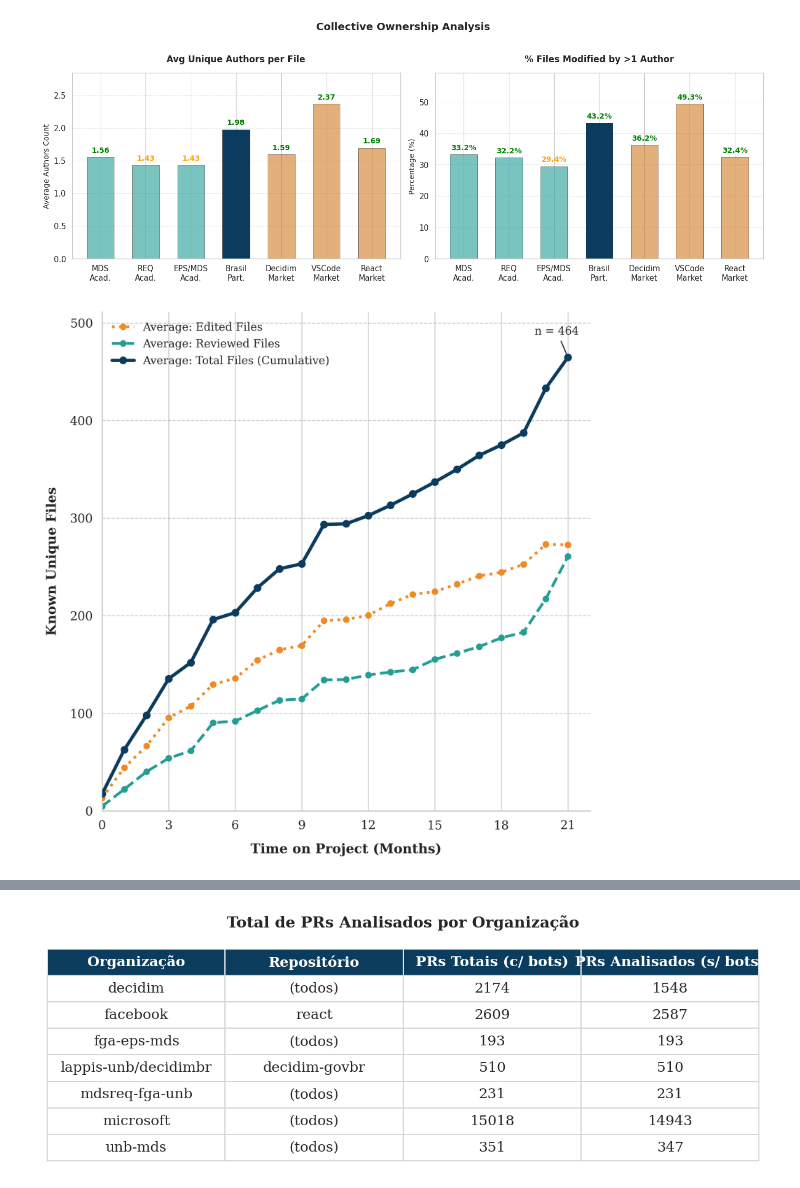
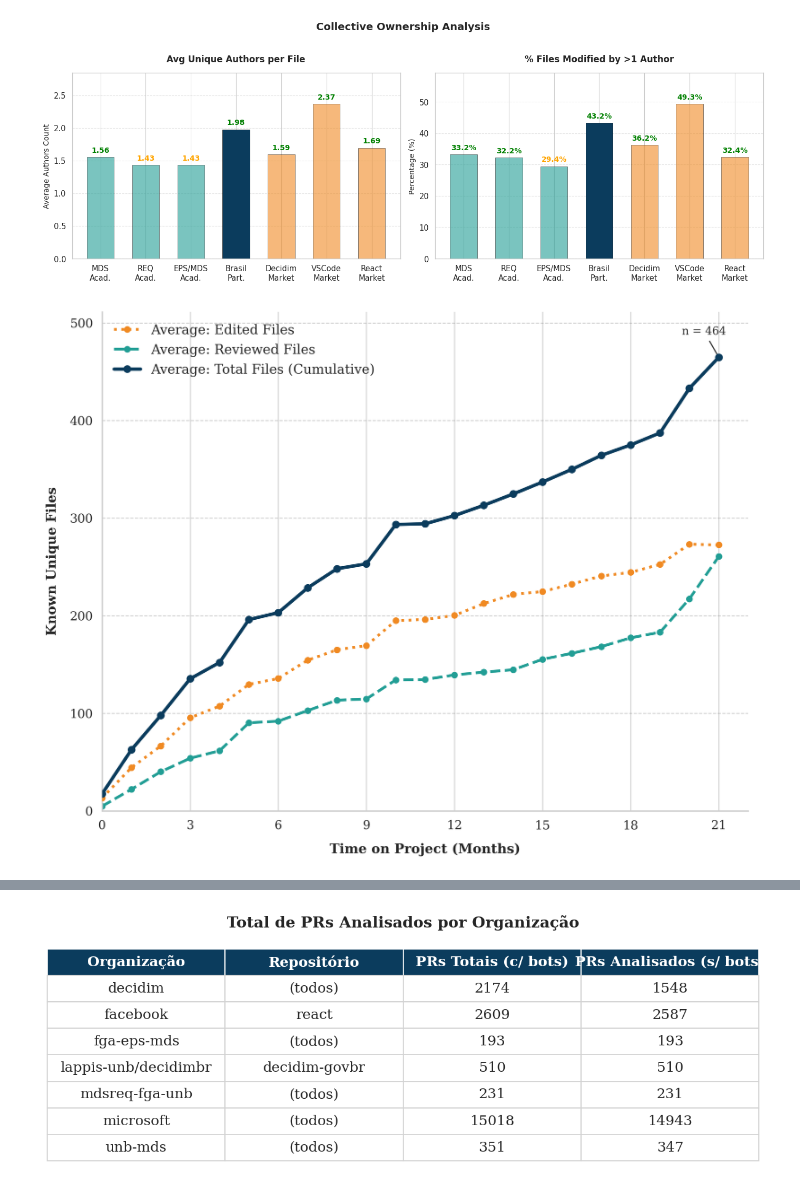
Before and after one commit to lablivre-unb/EbL_Over_PbL, a Jupyter notebook: metrics/notebooks/prs_viz_bp_paper.ipynb, the cells around one changed output, grey strips where cells are left out. Drawn from its saved outputs; the diff is of its cells as text; code cells hidden in the pictures.

```diff
--- a/metrics/notebooks/prs_viz_bp_paper.ipynb
+++ b/metrics/notebooks/prs_viz_bp_paper.ipynb
@@ -1191,7 +1191,7 @@ plt.rcParams.update({
     'savefig.bbox': 'tight'
 })
 
-fig, ax = plt.subplots(figsize=(7.2, 7.2), facecolor='white')
+fig, ax = plt.subplots(figsize=(9.2, 7.2), facecolor='white')
 
 ax.spines['top'].set_visible(False)
 ax.spines['right'].set_visible(False)
@@ -1233,35 +1233,35 @@ ax.plot(
     label='Average: Total Files (Cumulative)',
     zorder=4
 )
 
 ax.grid(axis='y', linestyle='--', alpha=0.4, color='gray', zorder=0)
 ax.set_axisbelow(True)
 
 ax.set_xlabel('Time on Project (Months)', fontweight='bold', labelpad=10)
 ax.set_ylabel('Known Unique Files', fontweight='bold', labelpad=10)
 
 ax.xaxis.set_major_locator(ticker.MultipleLocator(3))
-ax.legend(loc='upper left', frameon=False)
+ax.legend(loc='upper left', frameon=False, fontsize=12)
 
 ax.set_xlim(0, results_corrected['tenure_month'].max() + 1)
 ax.set_ylim(0, results_corrected['mean_total'].max() * 1.1)
 
 last_month = results_corrected['tenure_month'].iloc[-1]
 last_total = results_corrected['mean_total'].iloc[-1]
 ax.annotate(
     f'n = {int(last_total)}',
     xy=(last_month, last_total),
     xytext=(last_month - 0.5, last_total + (results_corrected['mean_total'].max() * 0.05)),
     fontsize=10,
     color=color_total,
     ha='center',
     arrowprops=dict(arrowstyle='-', color=color_total, lw=1)
 )
 
 plt.tight_layout()
 plt.show()
 # %% [output]
-[figure, old version]
+[figure, new version]
 # %% [markdown]
  <img src="assets/grafo.png" width="1000" />
 # %%
```
Also changed, not shown: parts of 5 cells of this notebook.
